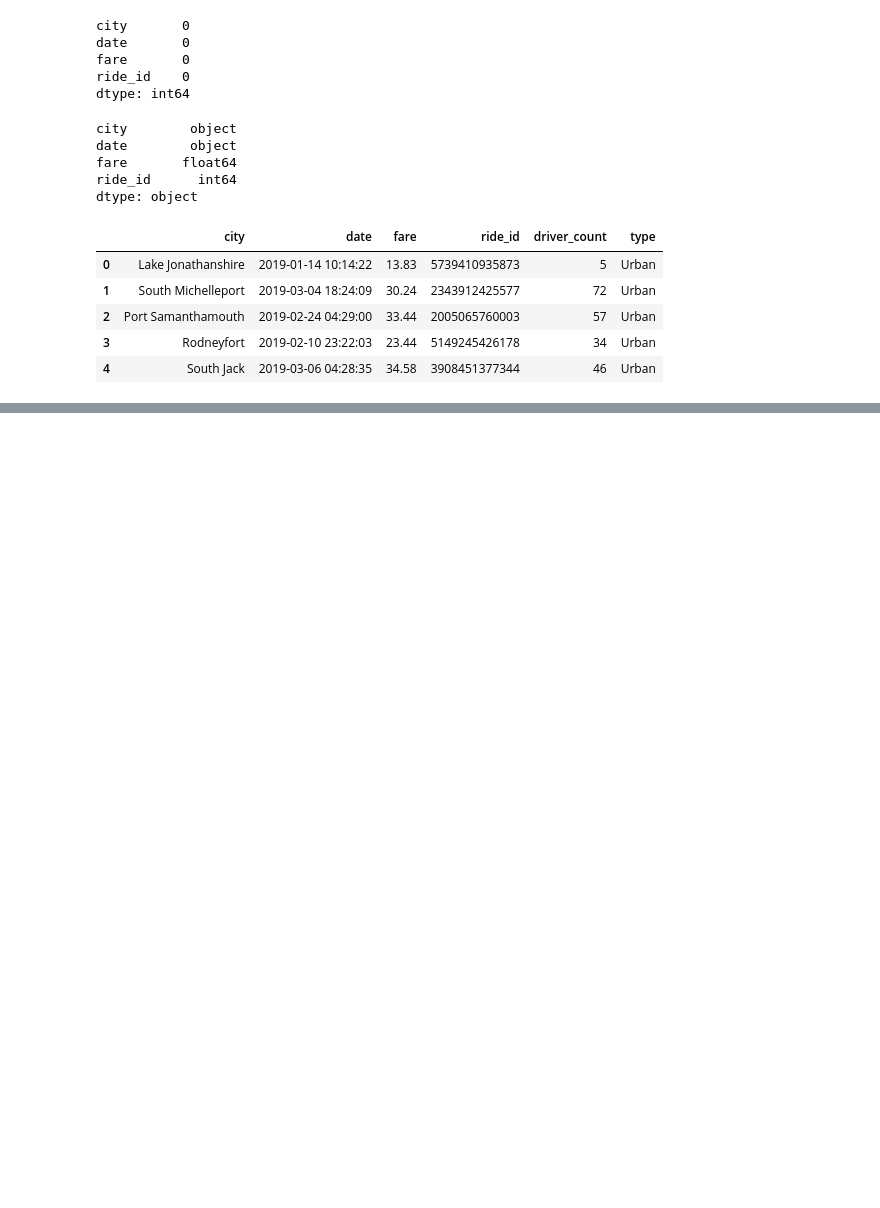
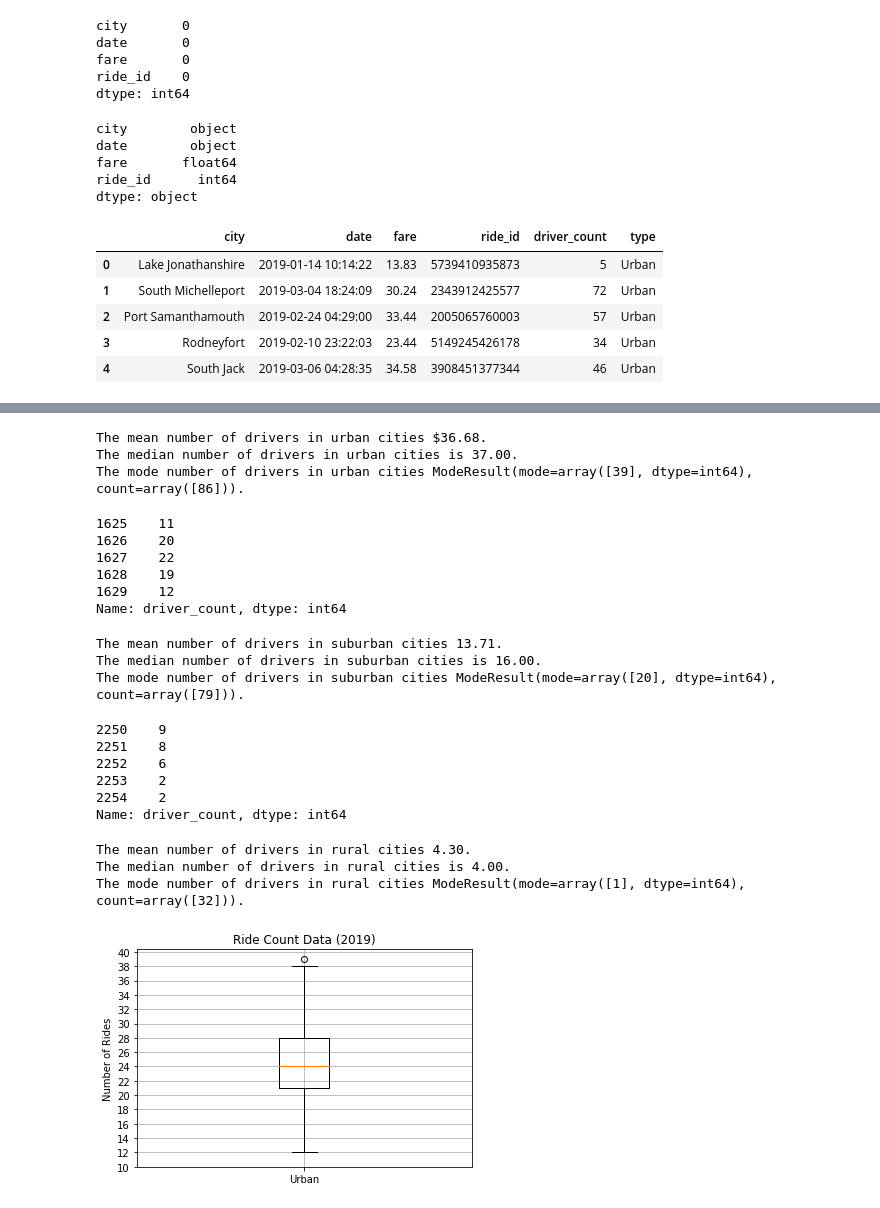
Before and after one commit to MegnRene/PyBer_Analysis, a Jupyter notebook: PyBer.ipynb, the cells around one changed output, grey strips where cells are left out. Cells and saved outputs as stored; diff of their text form; code cells hidden in the pictures; blank space fills up the shorter version.

```diff
--- a/PyBer.ipynb
+++ b/PyBer.ipynb
@@ -310,0 +536,74 @@ plt.show()
+# %%
+mean_urban_drivers = np.mean(urban_drivers)
+print(f"The mean number of drivers in urban cities {mean_urban_drivers:.2f}.")
+
+median_urban_drivers = np.median(urban_drivers)
+print(f"The median number of drivers in urban cities is {median_urban_drivers:.2f}.")
+
+mode_urban_drivers = sts.mode(urban_drivers)
+print(f"The mode number of drivers in urban cities {mode_urban_drivers}.")
+# %% [output]
+The mean number of drivers in urban cities $36.68.
+The median number of drivers in urban cities is 37.00.
+The mode number of drivers in urban cities ModeResult(mode=array([39], dtype=int64), count=array([86])).
+# %%
+# Get the driver count data from the suburban cities.
+suburban_drivers = suburban_cities_df['driver_count']
+suburban_drivers.head()
+# %% [output]
+1625    11
+1626    20
+1627    22
+1628    19
+1629    12
+Name: driver_count, dtype: int64
+# %%
+mean_suburban_drivers = np.mean(suburban_drivers)
+print(f"The mean number of drivers in suburban cities {mean_suburban_drivers:.2f}.")
+
+median_suburban_drivers = np.median(suburban_drivers)
+print(f"The median number of drivers in suburban cities is {median_suburban_drivers:.2f}.")
+
+mode_suburban_drivers = sts.mode(suburban_drivers)
+print(f"The mode number of drivers in suburban cities {mode_suburban_drivers}.")
+# %% [output]
+The mean number of drivers in suburban cities 13.71.
+The median number of drivers in suburban cities is 16.00.
+The mode number of drivers in suburban cities ModeResult(mode=array([20], dtype=int64), count=array([79])).
+# %%
+# Get the driver count data from the suburban cities.
+rural_drivers =rural_cities_df['driver_count']
+rural_drivers.head()
+# %% [output]
+2250    9
+2251    8
+2252    6
+2253    2
+2254    2
+Name: driver_count, dtype: int64
+# %%
+mean_rural_drivers = np.mean(rural_drivers)
+print(f"The mean number of drivers in rural cities {mean_rural_drivers:.2f}.")
+
+median_rural_drivers = np.median(rural_drivers)
+print(f"The median number of drivers in rural cities is {median_rural_drivers:.2f}.")
+
+mode_rural_drivers = sts.mode(rural_drivers)
+print(f"The mode number of drivers in rural cities {mode_rural_drivers}.")
+# %% [output]
+The mean number of drivers in rural cities 4.30.
+The median number of drivers in rural cities is 4.00.
+The mode number of drivers in rural cities ModeResult(mode=array([1], dtype=int64), count=array([32])).
+# %%
+# Create a box-and-whisker plot for the urban cities ride count.
+x_labels = ["Urban"]
+fig, ax = plt.subplots()
+ax.boxplot(urban_ride_count, labels=x_labels)
+# Add the title, y-axis label and grid.
+ax.set_title('Ride Count Data (2019)')
+ax.set_ylabel('Number of Rides')
+ax.set_yticks(np.arange(10, 41, step=2.0))
+ax.grid()
+plt.show()
+# %% [output]
+[figure, added]
```
Also changed, not shown: parts of 59 cells of this notebook, 1 other file.
